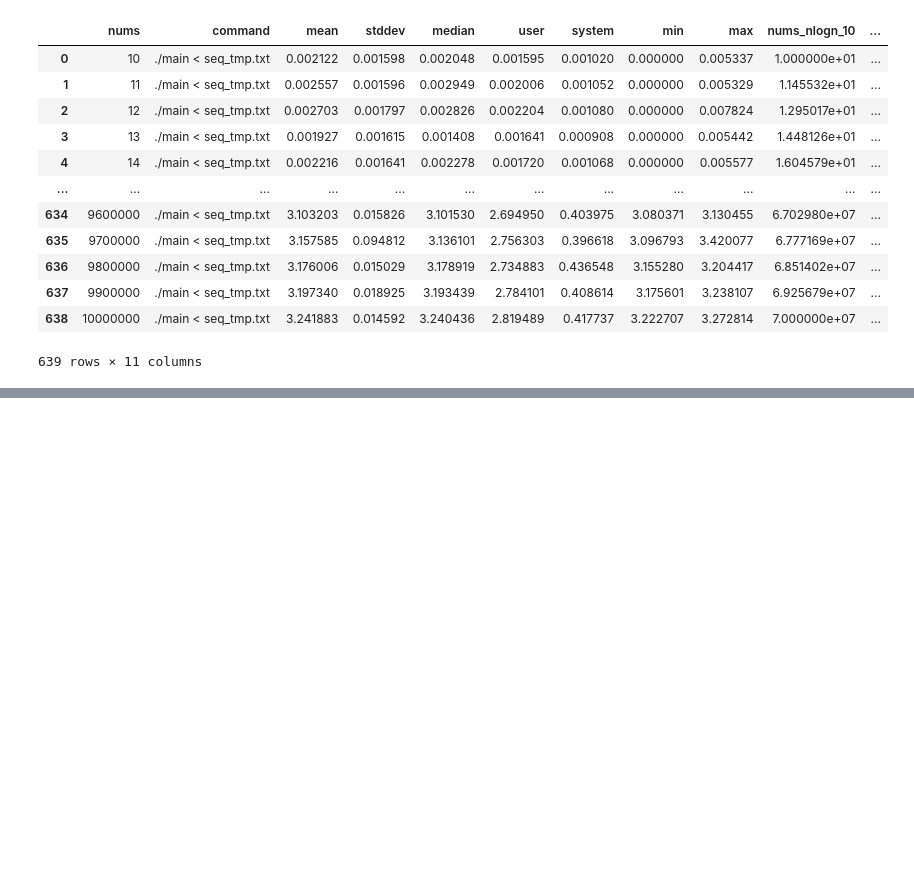
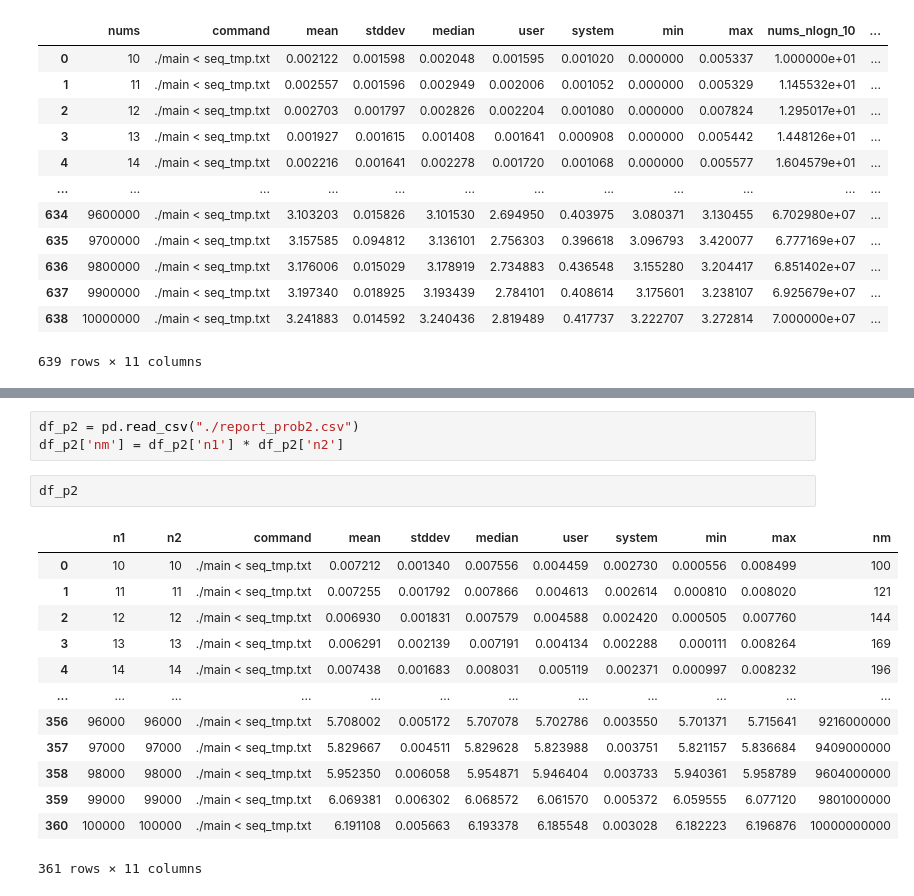
Before and after one commit to ist199211-ist199341/asa-p1, a Jupyter notebook: report/results.ipynb, the cells around one changed output, grey strips where cells are left out. Drawn from its saved outputs; the diff is of its cells as text; blank space fills up the shorter version.

```diff
--- a/report/results.ipynb
+++ b/report/results.ipynb
@@ -46,0 +48,19 @@ Text(0, 0.5, 'Tempo (s)')
+# %%
+df_p2 = pd.read_csv("./report_prob2.csv")
+df_p2['nm'] = df_p2['n1'] * df_p2['n2']
+# %%
+df_p2
+# %% [output]
+|  | n1 | n2 | command | mean | stddev | median | user | system | min | max | nm |
+| 0 | 10 | 10 | ./main < seq_tmp.txt | 0.007212 | 0.001340 | 0.007556 | 0.004459 | 0.002730 | 0.000556 | 0.008499 | 100 |
+| 1 | 11 | 11 | ./main < seq_tmp.txt | 0.007255 | 0.001792 | 0.007866 | 0.004613 | 0.002614 | 0.000810 | 0.008020 | 121 |
+| 2 | 12 | 12 | ./main < seq_tmp.txt | 0.006930 | 0.001831 | 0.007579 | 0.004588 | 0.002420 | 0.000505 | 0.007760 | 144 |
+| 3 | 13 | 13 | ./main < seq_tmp.txt | 0.006291 | 0.002139 | 0.007191 | 0.004134 | 0.002288 | 0.000111 | 0.008264 | 169 |
+| 4 | 14 | 14 | ./main < seq_tmp.txt | 0.007438 | 0.001683 | 0.008031 | 0.005119 | 0.002371 | 0.000997 | 0.008232 | 196 |
+| ... | ... | ... | ... | ... | ... | ... | ... | ... | ... | ... | ... |
+| 356 | 96000 | 96000 | ./main < seq_tmp.txt | 5.708002 | 0.005172 | 5.707078 | 5.702786 | 0.003550 | 5.701371 | 5.715641 | 9216000000 |
+| 357 | 97000 | 97000 | ./main < seq_tmp.txt | 5.829667 | 0.004511 | 5.829628 | 5.823988 | 0.003751 | 5.821157 | 5.836684 | 9409000000 |
+| 358 | 98000 | 98000 | ./main < seq_tmp.txt | 5.952350 | 0.006058 | 5.954871 | 5.946404 | 0.003733 | 5.940361 | 5.958789 | 9604000000 |
+| 359 | 99000 | 99000 | ./main < seq_tmp.txt | 6.069381 | 0.006302 | 6.068572 | 6.061570 | 0.005372 | 6.059555 | 6.077120 | 9801000000 |
+| 360 | 100000 | 100000 | ./main < seq_tmp.txt | 6.191108 | 0.005663 | 6.193378 | 6.185548 | 0.003028 | 6.182223 | 6.196876 | 10000000000 |
+361 rows × 11 columns
```
Also changed, not shown: parts of 3 cells of this notebook, 1 other file.
